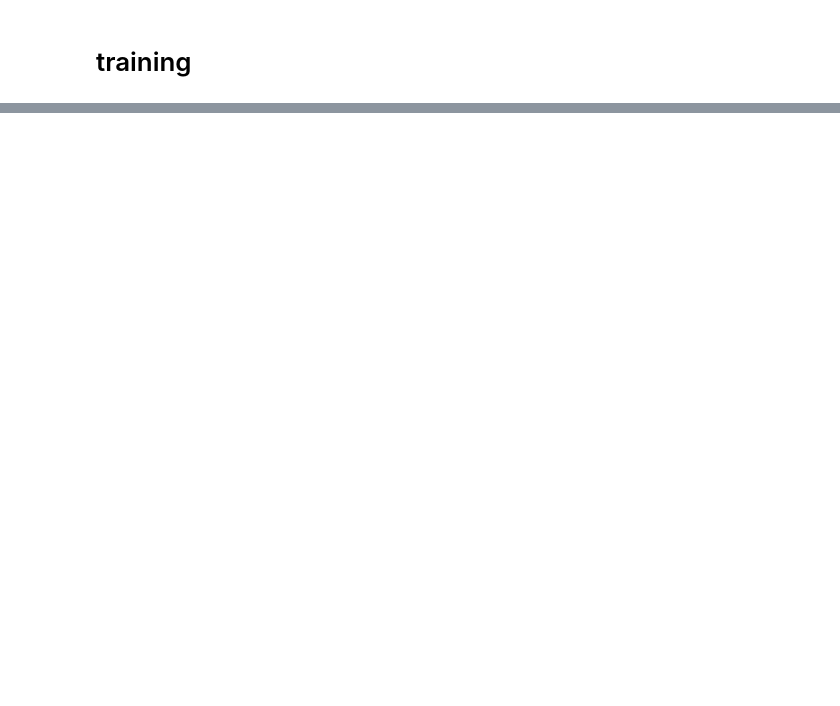
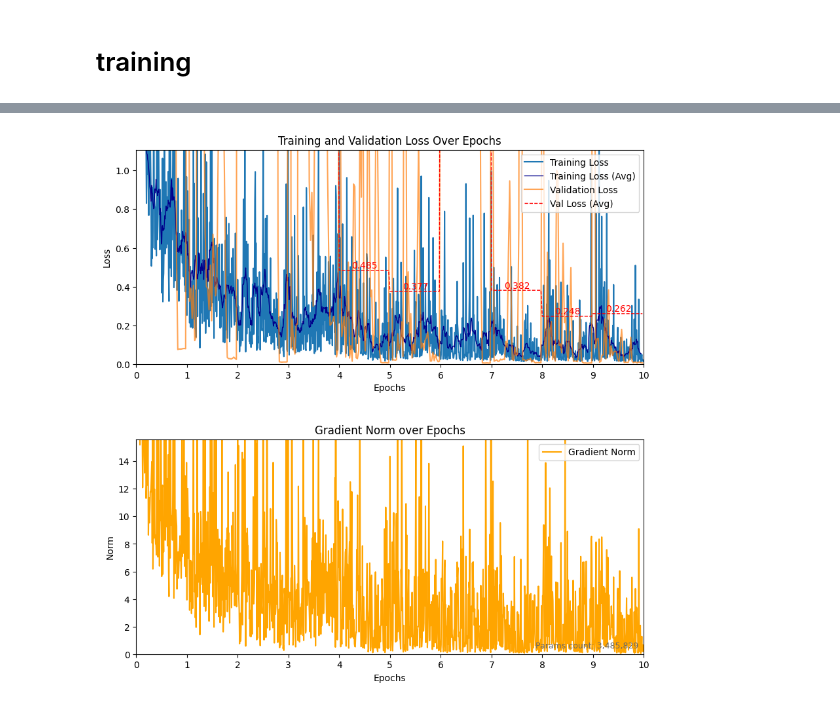
Before and after one commit to El-oan/radar_machine_learning, a Jupyter notebook: src/pointnet_radar.ipynb, the cells around one changed output, grey strips where cells are left out. Cells and saved outputs as stored; diff of their text form; code cells hidden in the pictures; blank space fills up the shorter version.

```diff
--- a/src/pointnet_radar.ipynb
+++ b/src/pointnet_radar.ipynb
@@ -166,37 +184,37 @@ torch.Size([60, 32, 5]) tensor(0)
 # %%
 class TNet(nn.Module):
     """Block inside the transform layers.
-    Feature augmentation with kernel of size 1 ie shared linear layer.
     The feature reduction with succesive fully connected layers.
     Outputs a D*D matrix to multiply the input.
     """
     def __init__(self, feature_count):
         super().__init__()
         self.feature_count = feature_count
-        self.conv1 = nn.Linear(feature_count, 64)
+        self.ff1 = nn.Linear(feature_count, 64)
         self.norm1 = PointBatchNorm(64)
-        self.conv2 = nn.Linear(64, 128)
+        self.ff2 = nn.Linear(64, 128)
         self.norm2 = PointBatchNorm(128)
-        self.conv3 = nn.Linear(128, 1024)
+        self.ff3 = nn.Linear(128, 1024)
         self.norm3 = PointBatchNorm(1024)
-        self.fc1 = nn.Linear(1024, 512)
+        self.ff4 = nn.Linear(1024, 512)
         self.norm4 = PointBatchNorm(512)
-        self.fc2 = nn.Linear(512, 256)
+        self.ff5 = nn.Linear(512, 256)
         self.norm5 = PointBatchNorm(256)
-        self.fc3 = nn.Linear(256, feature_count * feature_count)
-        nn.init.zeros_(self.fc3.weight)
-        nn.init.zeros_(self.fc3.bias)
+        self.ff6 = nn.Linear(256, feature_count * feature_count)
+        xavier_init(self)
+        nn.init.zeros_(self.ff6.weight)
+        nn.init.zeros_(self.ff6.bias)
 
     def forward(self, x):
         # x : (B, T, N, D)
         batch_size, frame_count, _, _ = x.shape
-        x = F.relu(self.norm1(self.conv1(x)))
-        x = F.relu(self.norm2(self.conv2(x)))
-        x = F.relu(self.norm3(self.conv3(x)))
+        x = F.relu(self.norm1(self.ff1(x)))
+        x = F.relu(self.norm2(self.ff2(x)))
+        x = F.relu(self.norm3(self.ff3(x)))
         x = torch.max(x, dim=2)[0].unsqueeze(2) # max-reduction over N, keeps one point per feature
-        x = F.relu(self.norm4(self.fc1(x)))
-        x = F.relu(self.norm5(self.fc2(x)))
-        x = self.fc3(x)  # last layer isn't normalized nor activated
+        x = F.relu(self.norm4(self.ff4(x)))
+        x = F.relu(self.norm5(self.ff5(x)))
+        x = self.ff6(x)  # last layer isn't normalized nor activated
         mat = x.view(batch_size, frame_count, self.feature_count, self.feature_count) # (B, T, D, D)
         eye = torch.eye(self.feature_count, device=x.device).unsqueeze(0).repeat(batch_size, frame_count, 1, 1)
         # T identity matrices, shape: (B, T, D, D)
@@ -276,6 +339,7 @@ class Generator(nn.Module):
         self.norm2 = PointBatchNorm(256)
         self.ff3 = nn.Linear(256, class_amount)
         self.dropout = nn.Dropout(dropout_rate)  # 0.3 is the value used in the paper
+        xavier_init(self)
 
     def forward(self, x):
         # x: (B, T, 1024)
@@ -498,7 +558,7 @@ def train_model(num_epochs=CONFIG["num_epochs"]):
     model_param_count = sum(p.numel() for p in model.parameters())
 
     train_dataloader, valid_dataloader = create_dataloaders(batch_size=CONFIG["batch_size"])
-    optimizer = torch.optim.Adam(model.parameters(),lr=CONFIG["base_lr"], betas=(CONFIG["adam_beta1"], CONFIG["adam_beta2"]))
+    optimizer = torch.optim.Adam(model.parameters(),lr=CONFIG["base_lr"], betas=(CONFIG["adam_momentum"], 0.999))
     lr_scheduler = StepLR(optimizer, step_size=CONFIG["lr_decay_step"], gamma=CONFIG["lr_decay_gamma"])
 
     train_losses, valid_losses, all_grad_norms = [], [], []
@@ -541,12 +601,14 @@ def train_model(num_epochs=CONFIG["num_epochs"]):
 
         mean_val = sum(loss_list) / len(loss_list)
         epoch_means.append(mean_val)
-        print(mean_val)
+        clear_output(wait=True)
+        print("Training process starting...", flush=True)
+        print(f"Epoch n°{epoch} complete | Validation loss: {mean_val:.4f}", flush=True)
+        plot(train_losses, valid_losses, all_grad_norms, model_param_count, num_epochs, train_epoch_sizes, valid_epoch_sizes, epoch_means)
 
-    plot(train_losses, valid_losses, all_grad_norms, model_param_count, num_epochs, train_epoch_sizes, valid_epoch_sizes, epoch_means)
     return model
 # %%
 if __name__ == "__main__":
-    train_model(2)
+    train_model(10)
 # %% [output]
 Training process starting...
@@ -556,0 +616 @@ Batch:     81 | Accum. Step:  82 | Loss:   0.61 | Samples/sec:    31.7 | Learn.
+[figure, added]
```
Also changed, not shown: parts of 19 cells of this notebook, 2 other files.
